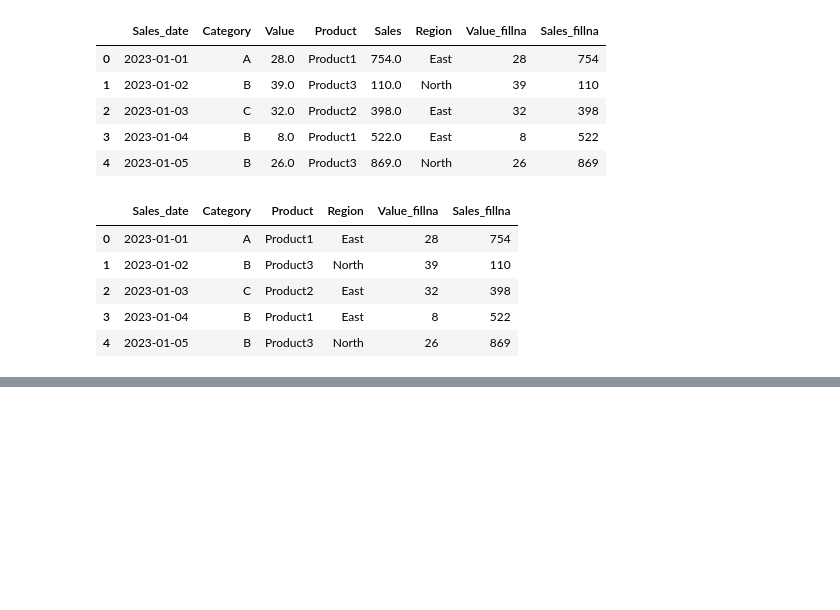
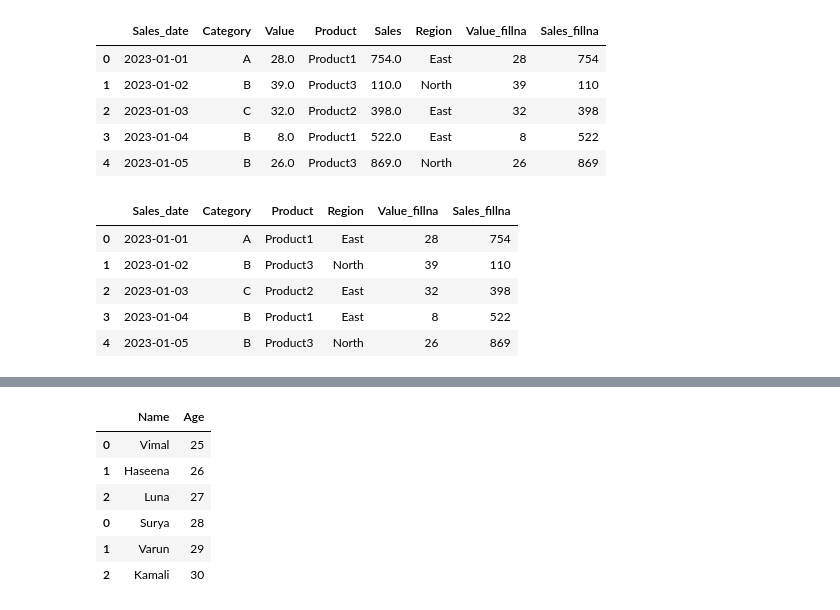
Before and after one commit to VimalVarun/Python-Practice-Files, a Jupyter notebook: Data Analysis with python/Numpy_in_pthon.ipynb, the cells around one changed output, grey strips where cells are left out. Drawn from its saved outputs; the diff is of its cells as text; code cells hidden in the pictures; blank space fills up the shorter version.

```diff
--- a/Data Analysis with python/Numpy_in_pthon.ipynb
+++ b/Data Analysis with python/Numpy_in_pthon.ipynb
@@ -818,0 +952,11 @@ df.head()
+# %%
+df3 = pd.concat([df1,df2])
+df3
+# %% [output]
+|  | Name | Age |
+| 0 | Vimal | 25 |
+| 1 | Haseena | 26 |
+| 2 | Luna | 27 |
+| 0 | Surya | 28 |
+| 1 | Varun | 29 |
+| 2 | Kamali | 30 |
```
Also changed, not shown: parts of 23 cells of this notebook.
